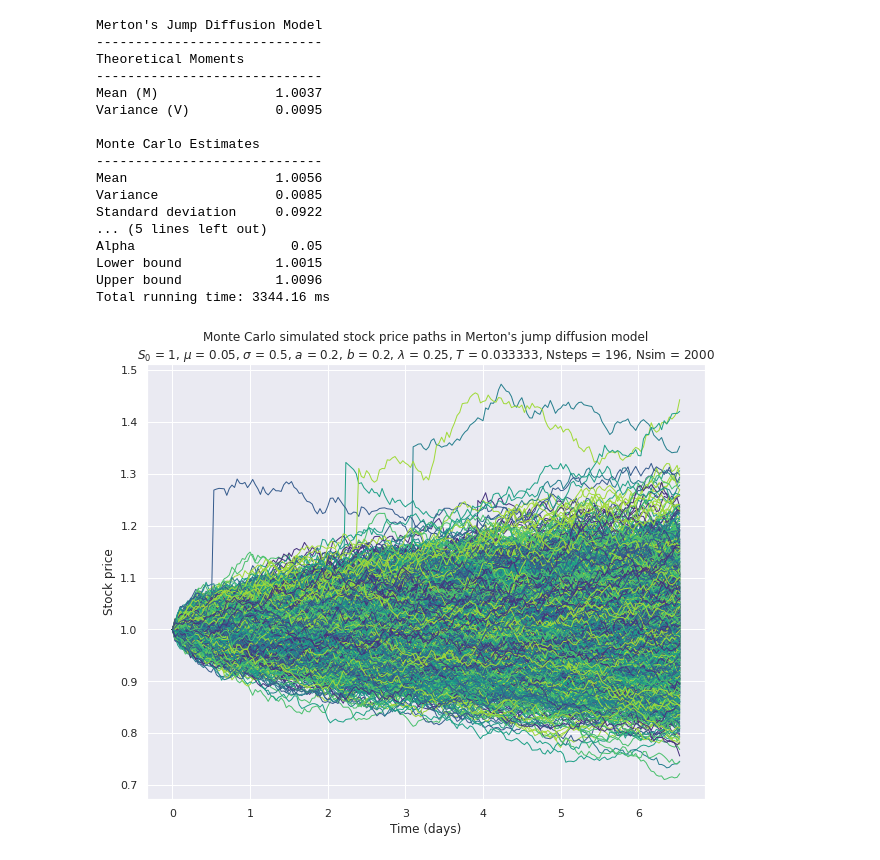
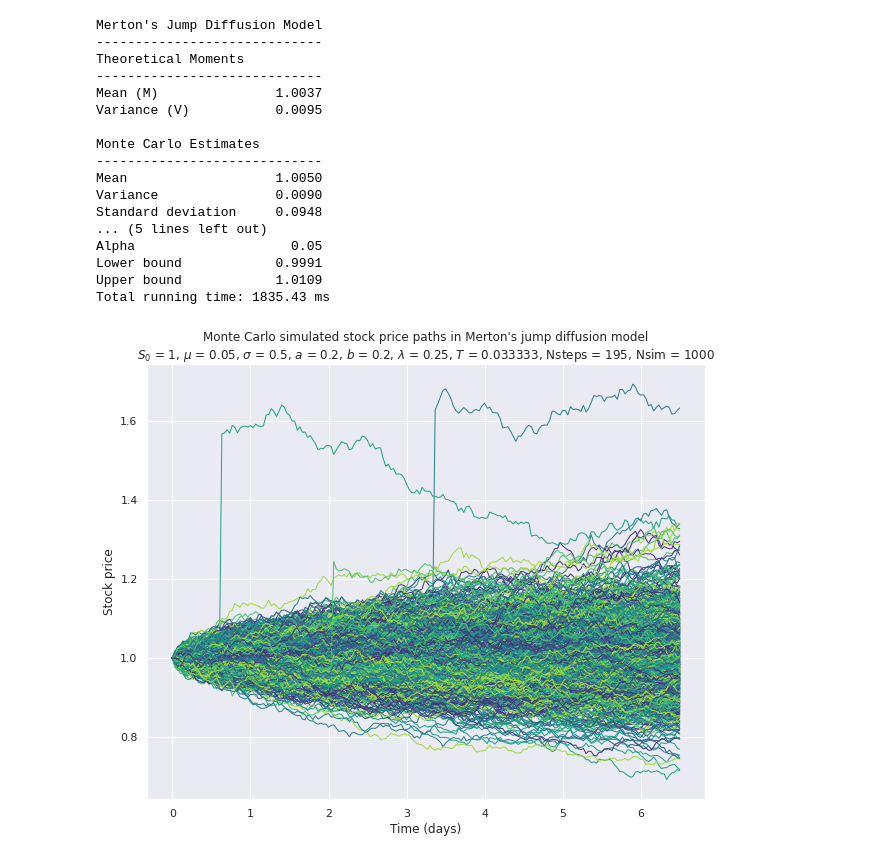
Before and after one commit to Ianfm94/Financial_Analysis, a Jupyter notebook: LSTM_Workings/Notebooks/1. Data_Simulation.ipynb, the cells around one changed output. Saved outputs shown, nothing was run; the diff lists cells and outputs as text; code cells hidden in the pictures.

```diff
--- a/LSTM_Workings/Notebooks/1. Data_Simulation.ipynb
+++ b/LSTM_Workings/Notebooks/1. Data_Simulation.ipynb
@@ -2,7 +2,7 @@
 <a href="https://colab.research.google.com/github/Ianfm94/Financial_Analysis/blob/master/LSTM_Workings/Notebooks/1.%20Data_Simulation.ipynb" target="_parent"><img src="https://colab.research.google.com/assets/colab-badge.svg" alt="Open In Colab"/></a>
 # %%
 def jump_diffusion(S=1, X=0.5, T=0.033333, mu=0.12, sigma=0.3, Lambda=0.25,
-                   a=0.2, b=0.2, Nsteps=196, Nsim=2000, alpha=0.05, seed=None):
+                   a=0.2, b=0.2, Nsteps=195, Nsim=1000, alpha=0.05, seed=None):
     '''
     Monte Carlo simulation [1] of Merton's Jump Diffusion Model [2].
     The model is specified through the stochastic differential equation (SDE):
@@ -214,6 +214,6 @@ Total running time: 3198.91 ms
 # %%
 def jump_diffusion(S=1, X=0.5, T=0.033333, mu=0.12, sigma=0.3, Lambda=0.25,
-                   a=0.2, b=0.2, Nsteps=196, Nsim=2000, alpha=0.05, seed=None):
+                   a=0.2, b=0.2, Nsteps=195, Nsim=1000, alpha=0.05, seed=None):
     '''
     Monte Carlo simulation [1] of Merton's Jump Diffusion Model [2].
     The model is specified through the stochastic differential equation (SDE):
@@ -425,6 +425,6 @@ Total running time: 3042.77 ms
 # %%
 def jump_diffusion(S=1, X=0.5, T=0.033333, mu=0.08, sigma=0.3, Lambda=0.25,
-                   a=0.2, b=0.2, Nsteps=196, Nsim=2000, alpha=0.05, seed=None):
+                   a=0.2, b=0.2, Nsteps=195, Nsim=1000, alpha=0.05, seed=None):
     '''
     Monte Carlo simulation [1] of Merton's Jump Diffusion Model [2].
     The model is specified through the stochastic differential equation (SDE):
@@ -636,6 +636,6 @@ Total running time: 3077.48 ms
 # %%
 def jump_diffusion(S=1, X=0.5, T=0.033333, mu=0.05, sigma=0.5, Lambda=0.25,
-                   a=0.2, b=0.2, Nsteps=196, Nsim=2000, alpha=0.05, seed=None):
+                   a=0.2, b=0.2, Nsteps=195, Nsim=1000, alpha=0.05, seed=None):
     '''
     Monte Carlo simulation [1] of Merton's Jump Diffusion Model [2].
     The model is specified through the stochastic differential equation (SDE):
@@ -810,39 +810,39 @@ diffusion model\n$S_0$ = {}, $\mu$ = {}, $\sigma$ = {}, $a$ = {}, $b$ = {}, \
 $\lambda$ = {}, $T$ = {}, Nsteps = {}, Nsim = {}"\
            .format(S, mu, sigma, a, b, Lambda, T, Nsteps, Nsim), \
            xlabel='Time (days)', ylabel='Stock price')
 
     # Display figure in a Python environment
     #plt.show()
     plt.savefig('MC_Simulation_4.png')
 
     # Time and print the elapsed time
     toc = time.time()
     elapsed_time = toc - tic
     print('Total running time: {:.2f} ms'.format(elapsed_time*1000))
 
     #from google.colab import  drive
     #drive.mount('/drive')
     pd.DataFrame(simulated_paths).to_csv("MC_Simulation_Prices_4.csv")
 
 jump_diffusion()
 # %% [output]
 Merton's Jump Diffusion Model
 -----------------------------
 Theoretical Moments
 -----------------------------
 Mean (M)               1.0037
 Variance (V)           0.0095
 
 Monte Carlo Estimates
 -----------------------------
-Mean                   1.0056
-Variance               0.0085
-Standard deviation     0.0922
+Mean                   1.0050
+Variance               0.0090
+Standard deviation     0.0948
 ... (5 lines left out)
 Alpha                    0.05
-Lower bound            1.0015
-Upper bound            1.0096
-Total running time: 3344.16 ms
+Lower bound            0.9991
+Upper bound            1.0109
+Total running time: 1835.43 ms
-[figure, old version]
+[figure, new version]
 # %%
 def jump_diffusion(S=1, X=0.5, T=0.033333, mu=0.3, sigma=0.4, Lambda=0.25,
```
Also changed, not shown: parts of 4 cells of this notebook.
